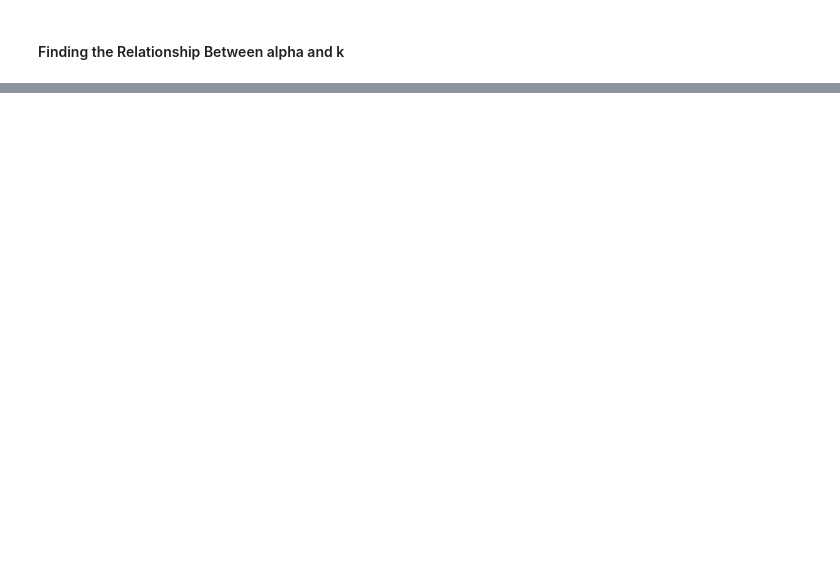
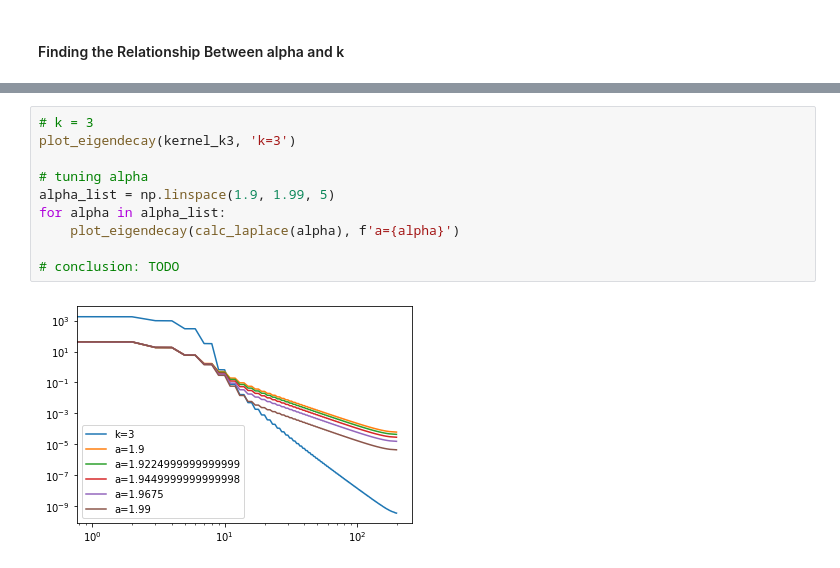
Before and after one commit to genglinliu/NTK-study, a Jupyter notebook: NTK2d_vectorized.ipynb, the cells around one changed output, grey strips where cells are left out. Drawn from its saved outputs; the diff is of its cells as text; blank space fills up the shorter version.

```diff
--- a/NTK2d_vectorized.ipynb
+++ b/NTK2d_vectorized.ipynb
@@ -273,0 +300,12 @@ for alpha in alpha_list:
+# %%
+# k = 3
+plot_eigendecay(kernel_k3, 'k=3')
+
+# tuning alpha
+alpha_list = np.linspace(1.9, 1.99, 5)
+for alpha in alpha_list:
+    plot_eigendecay(calc_laplace(alpha), f'a={alpha}')
+
+# conclusion: TODO
+# %% [output]
+[figure, added]
```
Also changed, not shown: parts of 9 cells of this notebook.
